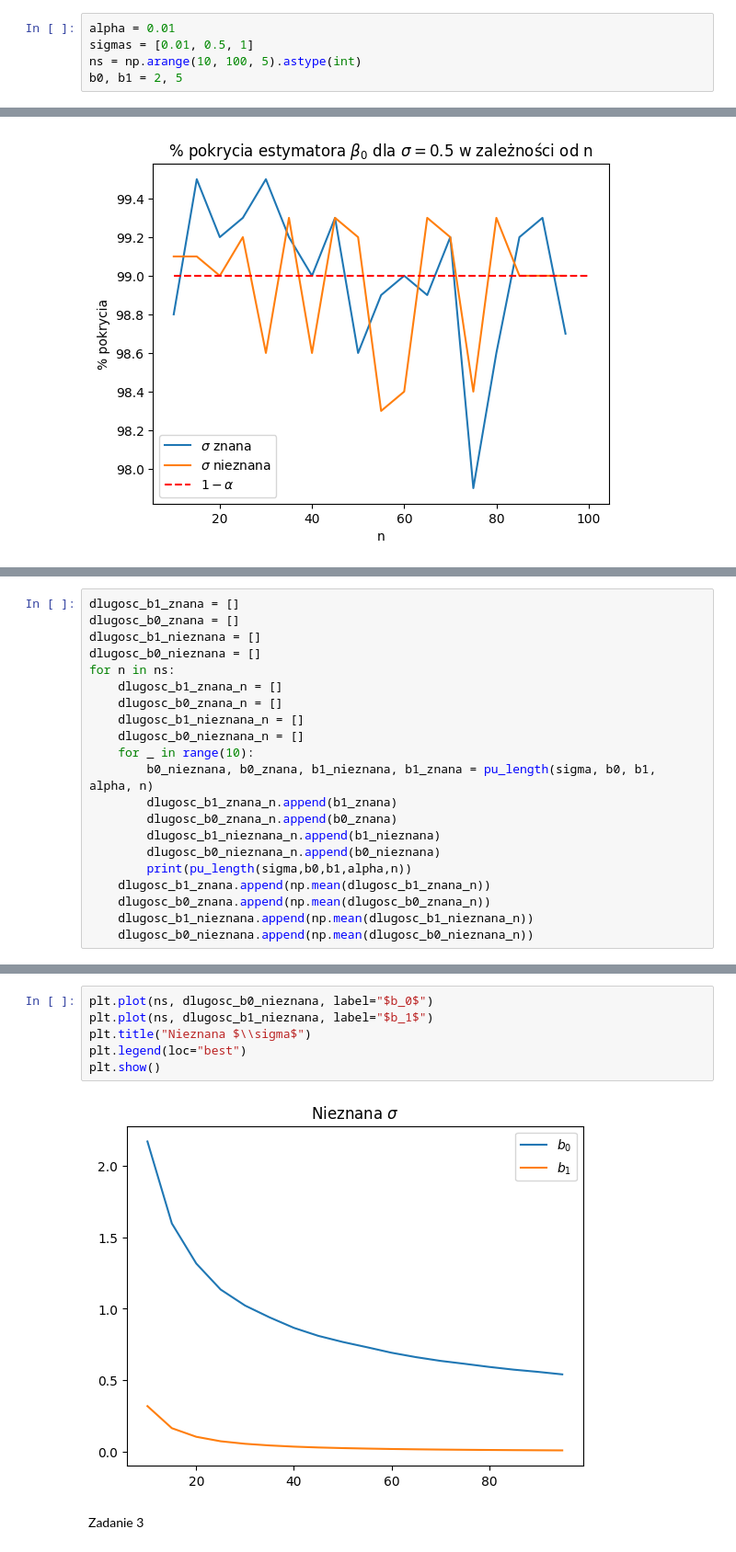
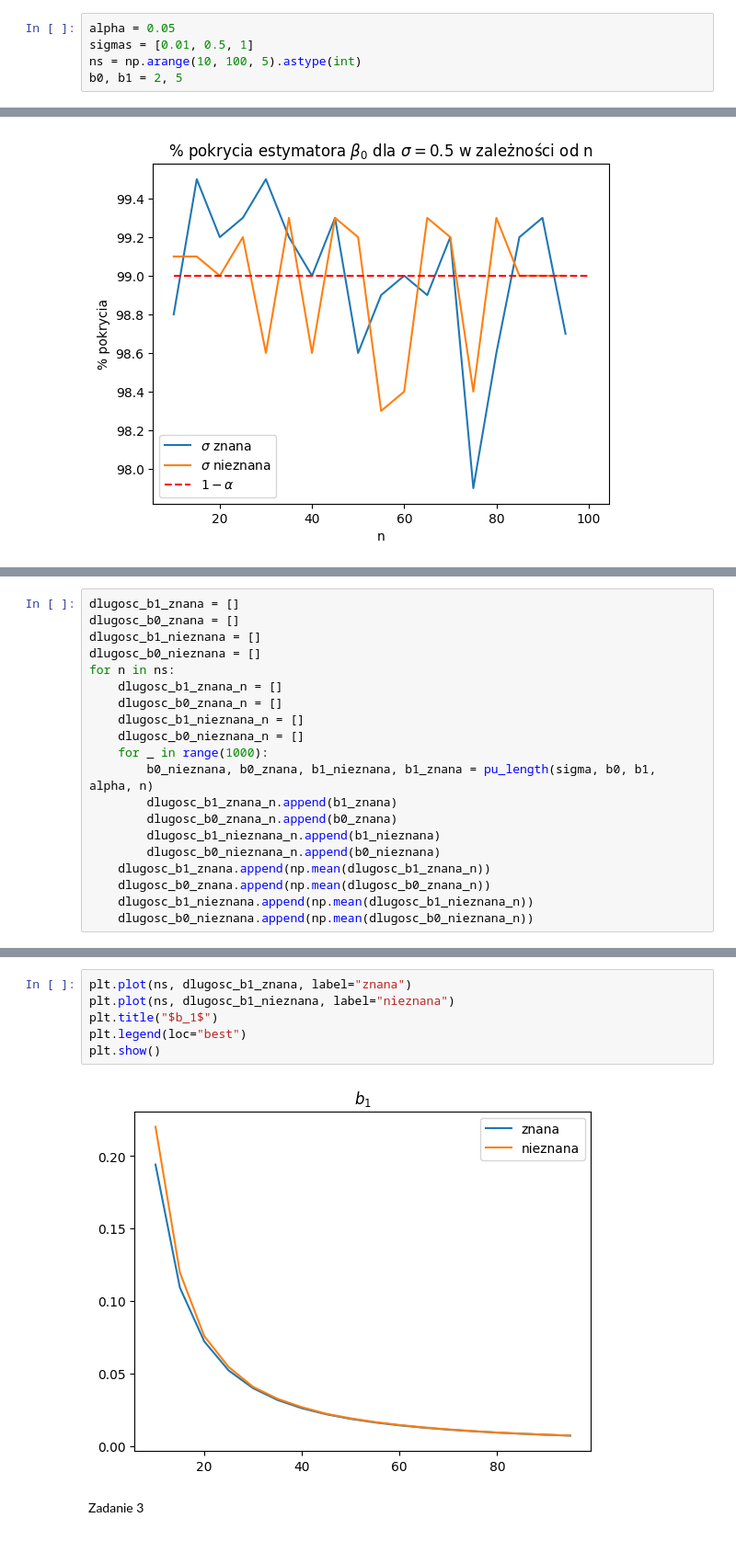
Before and after one commit to rafglo/Computer-Analysis-of-Time-Series, a Jupyter notebook: lista3.ipynb, the cells around one changed output, grey strips where cells are left out. Shown at 92% size. Drawn from its saved outputs; the diff is of its cells as text.

```diff
--- a/lista3.ipynb
+++ b/lista3.ipynb
@@ -6,7 +6,7 @@ import matplotlib.pyplot as plt
 import scipy.stats as stats
 import random
 # %%
-alpha = 0.01
+alpha = 0.05
 sigmas = [0.01, 0.5, 1]
 ns = np.arange(10, 100, 5).astype(int)
 b0, b1 = 2, 5
@@ -150,13 +150,12 @@ for n in ns:
     dlugosc_b0_znana_n = []
     dlugosc_b1_nieznana_n = []
     dlugosc_b0_nieznana_n = []
-    for _ in range(10):
+    for _ in range(1000):
         b0_nieznana, b0_znana, b1_nieznana, b1_znana = pu_length(sigma, b0, b1, alpha, n)
         dlugosc_b1_znana_n.append(b1_znana)
         dlugosc_b0_znana_n.append(b0_znana)
         dlugosc_b1_nieznana_n.append(b1_nieznana)
         dlugosc_b0_nieznana_n.append(b0_nieznana)
-        print(pu_length(sigma,b0,b1,alpha,n))
     dlugosc_b1_znana.append(np.mean(dlugosc_b1_znana_n))
     dlugosc_b0_znana.append(np.mean(dlugosc_b0_znana_n))
     dlugosc_b1_nieznana.append(np.mean(dlugosc_b1_nieznana_n))
@@ -190,11 +171,11 @@ plt.show()
 # %%
-plt.plot(ns, dlugosc_b0_nieznana, label="$b_0$")
-plt.plot(ns, dlugosc_b1_nieznana, label="$b_1$")
-plt.title("Nieznana $\\sigma$")
+plt.plot(ns, dlugosc_b1_znana, label="znana")
+plt.plot(ns, dlugosc_b1_nieznana, label="nieznana")
+plt.title("$b_1$")
 plt.legend(loc="best")
 plt.show()
 # %% [output]
-[figure, old version]
+[figure, new version]
 # %% [markdown]
 Zadanie 3
 # %%
```
Also changed, not shown: parts of 3 cells of this notebook.
